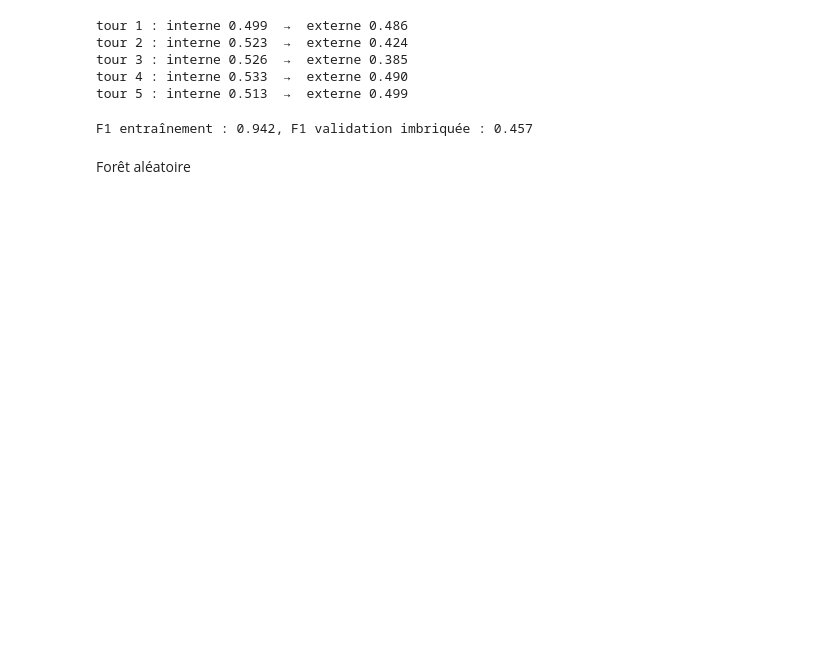
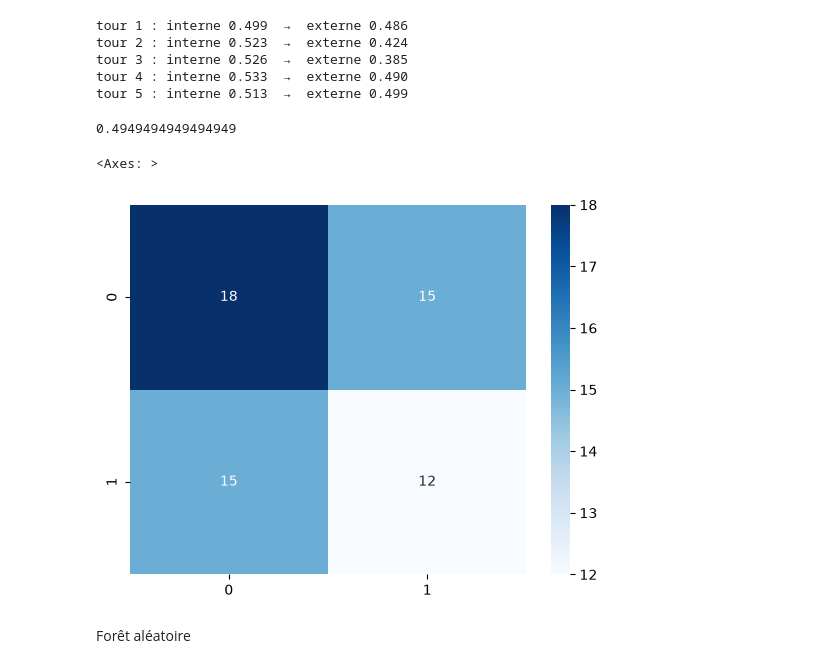
Before and after one commit to Mouhamadoukandji/nf1, a Jupyter notebook: notebooks/001_explorations.ipynb, the cells around one changed output. Cells and saved outputs as stored; diff of their text form; code cells hidden in the pictures; blank space fills up the shorter version.

```diff
--- a/notebooks/001_explorations.ipynb
+++ b/notebooks/001_explorations.ipynb
@@ -500,19 +462,23 @@ tour 2 : interne 0.523  →  externe 0.424
 tour 3 : interne 0.526  →  externe 0.385
 tour 4 : interne 0.533  →  externe 0.490
 tour 5 : interne 0.513  →  externe 0.499
-# %%
-from sklearn.metrics import f1_score
-
-svm_libre = Pipeline([
-    ("prétraitement", prepro),
-    ("model", SVC(kernel="rbf", C=100, gamma="scale", class_weight="balanced")),
-])
-svm_libre.fit(X, y)
-
-f1_train = f1_score(y, svm_libre.predict(X), average="macro")
-print(f"F1 entraînement : {f1_train:.3f}, F1 validation imbriquée : {resultats_svm['test_f1_macro'].mean():.3f}")
-# %% [output]
-F1 entraînement : 0.942, F1 validation imbriquée : 0.457
+# %%
+svm_libre = Pipeline([
+    ("prétraitement", prepro),
+    ("model", SVC(kernel="rbf", C=10, gamma="scale", class_weight="balanced")),
+])
+svm_libre.fit(X_train, y_train)
+
+y_pred = svm_libre.predict(X_test)
+score = f1_score(y_test, y_pred, average="macro")
+print(score)
+confusion_matrix_svm = confusion_matrix(y_test, y_pred)
+
+sns.heatmap(confusion_matrix_svm, annot=True, cmap="Blues", fmt="g", annot_kws={"size": 10})
+# %% [output]
+0.4949494949494949
+<Axes: >
+[figure, added]
 # %% [markdown]
 Forêt aléatoire
 # %%
```
Also changed, not shown: parts of 20 cells of this notebook.
